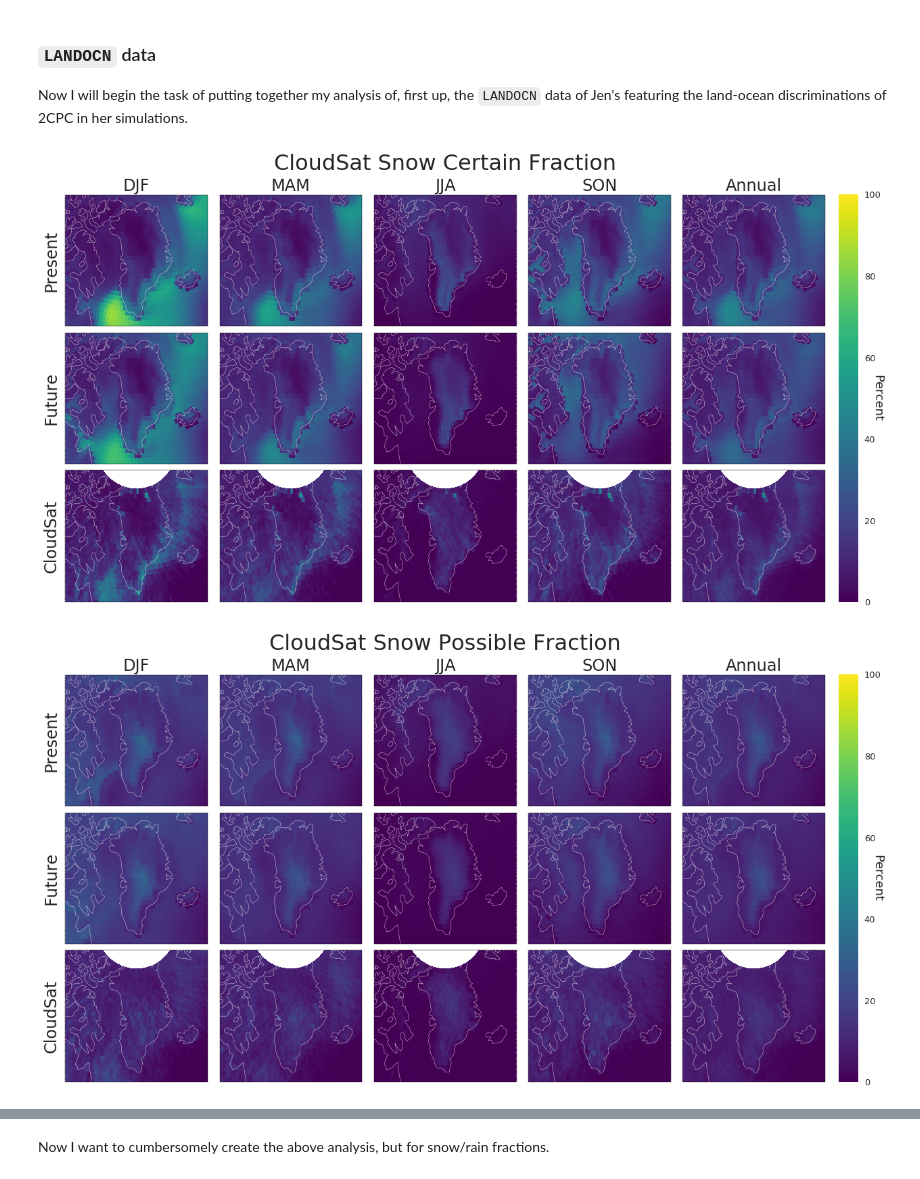
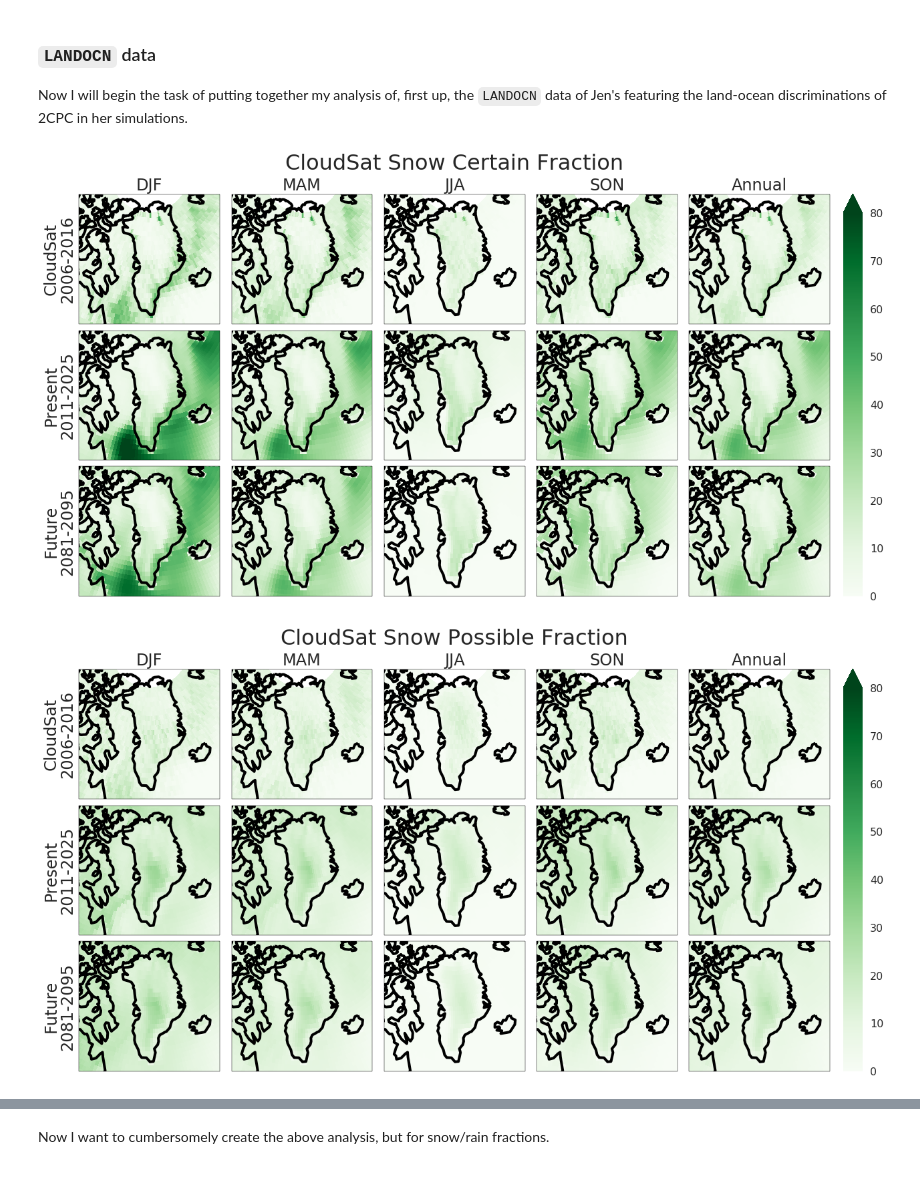
Before and after one commit to dcamron/cosp-explore, a Jupyter notebook: notebooks/compare.ipynb, the cells around one changed output, grey strips where cells are left out. Cells and saved outputs as stored; diff of their text form; code cells hidden in the pictures.

Commit message:
Bashed head against analysis all day to finalize poster.

```diff
--- a/notebooks/compare.ipynb
+++ b/notebooks/compare.ipynb
@@ -10,12 +10,15 @@ import os
 import xarray as xr
 import pandas as pd
 import numpy as np
+import xarray.ufuncs as xu
+
+from pyresample import geometry, image
 
 import matplotlib.pyplot as plt
 import seaborn as sns
 import cartopy.crs as ccrs
 
-sns.set(context='talk')
+sns.set(context='poster')
 # %%
 from dask.distributed import Client
 client = Client()
@@ -90,14 +95,25 @@ for n, var in enumerate(zip(model_vars, obs_vars)):
         subplot_kw={'projection': ccrs.NorthPolarStereo(central_longitude=315)}
     )
 
+
     for i, x in enumerate(['DJF', 'MAM', 'JJA', 'SON']):
+        ((ds_obs[var[1]] / ds_obs['counts'] * 100)
+         .groupby('time.season')
+         .mean('time')
+         .sel(season=x)
+         .plot.pcolormesh(
+             ax=axes[0, i], transform=ccrs.PlateCarree(), add_colorbar=False, add_labels=False,
+             vmax=80, cmap='Greens'
+         )
+        )
+
         (ds_lo_pres[var[0]]
          .groupby('time.season')
          .mean('time')
          .sel(season=x)
          .plot.pcolormesh(
-             ax=axes[0, i], transform=ccrs.PlateCarree(), add_colorbar=False, add_labels=False,
-             vmax=100
+             ax=axes[1, i], transform=ccrs.PlateCarree(), add_colorbar=False, add_labels=False,
+             vmax=80, cmap='Greens'
          )
         )
 
@@ -106,66 +122,59 @@ for n, var in enumerate(zip(model_vars, obs_vars)):
          .mean('time')
          .sel(season=x)
          .plot.pcolormesh(
-             ax=axes[1, i], transform=ccrs.PlateCarree(), add_colorbar=False, add_labels=False,
-             vmax=100
-         )
-        )
-
-        ((ds_obs[var[1]] / ds_obs['counts'] * 100)
-         .groupby('time.season')
-         .mean('time')
-         .sel(season=x)
-         .plot.pcolormesh(
              ax=axes[2, i], transform=ccrs.PlateCarree(), add_colorbar=False, add_labels=False,
-             vmax=100
+             vmax=80, cmap='Greens'
          )
         )
 
         axes[0, i].set_title(x, fontsize=24)
 
+
+    p = ((ds_obs[var[1]] / ds_obs['counts'] * 100)
+         .mean('time')
+         .plot.pcolormesh(
+             ax=axes[0, 4], cmap='Greens', transform=ccrs.PlateCarree(), add_colorbar=False, add_labels=False, vmax=80
+         )
+        )
+
     (ds_lo_pres[var[0]]
      .mean('time')
      .plot.pcolormesh(
-         ax=axes[0, 4], transform=ccrs.PlateCarree(), add_colorbar=False, add_labels=False, vmax=100
+         ax=axes[1, 4], cmap='Greens', transform=ccrs.PlateCarree(), add_colorbar=False, add_labels=False, vmax=80
      )
     )
 
     (ds_lo_fut[var[0]]
      .mean('time')
      .plot.pcolormesh(
-         ax=axes[1, 4], transform=ccrs.PlateCarree(), add_colorbar=False, add_labels=False, vmax=100
+         ax=axes[2, 4], cmap='Greens', transform=ccrs.PlateCarree(), add_colorbar=False, add_labels=False, vmax=80
      )
     )
 
-    p = ((ds_obs[var[1]] / ds_obs['counts'] * 100)
-         .mean('time')
-         .plot.pcolormesh(
-             ax=axes[2, 4], transform=ccrs.PlateCarree(), add_colorbar=False, add_labels=False, vmax=100
-         )
-        )
 
     axes[0, 4].set_title('Annual', fontsize=24)
 
     for ax in axes.flat:
-        ax.coastlines(color='white')
+        ax.coastlines(linewidth=4)
         ax.set_extent([290, 340, 55, 85])
 
-
-    for ax, ylab in zip(axes[:, 0], ['Present', 'Future', 'CloudSat']):
-        ax.text(-0.1, 0.5, ylab, rotation='vertical', fontsize=24,
+    for ax, ylab, yr in zip(axes[:, 0], ['CloudSat', 'Present', 'Future'], ['2006-2016', '2011-2025', '2081-2095']):
+        ax.text(-0.2, 0.5, ylab, rotation='vertical', fontsize=24,
+                ha='center', va='center', transform=ax.transAxes)
+        ax.text(-0.08, 0.5, yr, rotation='vertical', fontsize=24,
                 ha='center', va='center', transform=ax.transAxes)
 
     t = f.suptitle(ds_lo_pres[var[0]].long_name, y=1.04, fontsize=32)
 
     plt.tight_layout()
 
     #f.subplots_adjust(right=0.8, hspace=0.0000005, wspace=0.1)
     cb_ax = f.add_axes([1.005, 0.017, 0.025, 0.93])
-    cb = f.colorbar(p, cax=cb_ax)
-    cb.set_label('Percent', rotation=270, fontsize=18)
+    cb = f.colorbar(p, cax=cb_ax, extend='max')
+    #cb.set_label('Percent of occurrence', rotation=270, fontsize=24)
 
-    f.savefig('../figures/compare/map_grid_%s_LO.png' % var[0],
-             bbox_extra_artists=([t, cb_ax]), bbox_inches='tight')
+    f.savefig('../figures/compare/map_grid_%s_LO.eps' % var[0],
+              bbox_extra_artists=([t, cb_ax].append([ax for ax in axes[:, 0]])), bbox_inches='tight')
 # %% [output]
-[figure, old version]
+[figure, new version]
-[figure, old version]
+[figure, new version]
```
Also changed, not shown: parts of 25 cells of this notebook, 7 other files.
